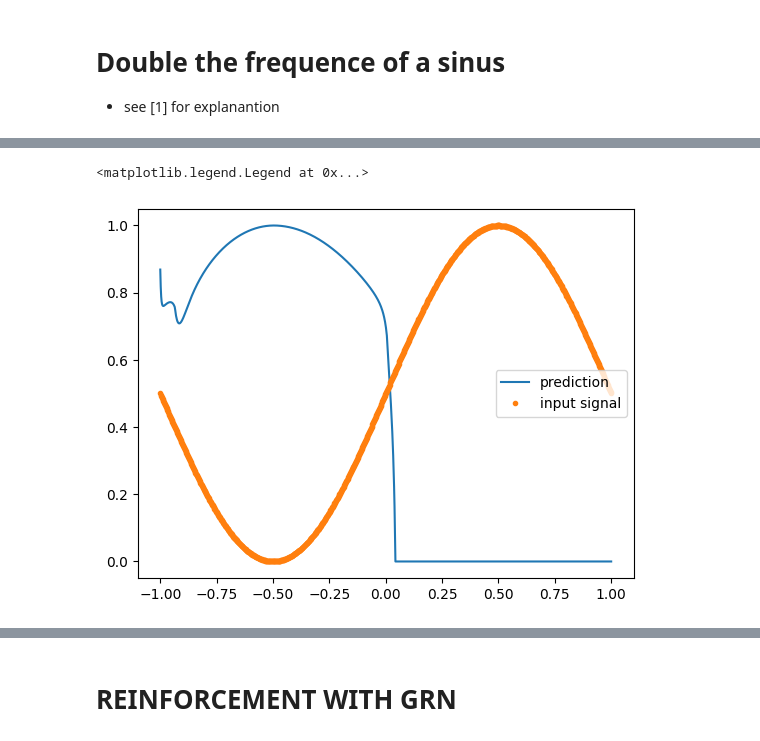
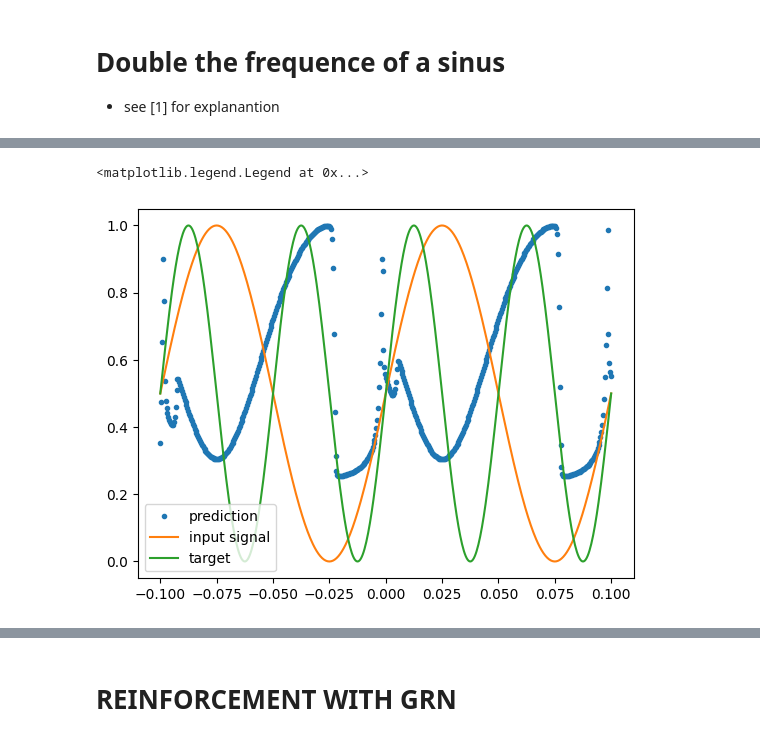
Before and after one commit to joaoMartinSaquet/pyGRN, a Jupyter notebook: examples.ipynb, the cells around one changed output, grey strips where cells are left out. Cells and saved outputs as stored; diff of their text form; code cells hidden in the pictures.

```diff
--- a/examples.ipynb
+++ b/examples.ipynb
@@ -177,7 +177,6 @@ belta =  1.9565924736274056
 - see [1] for explanantion
 # %%
 import numpy as np
-import numba
 from pygrn import grns, problems, evolution, config
 from pygrn.problems import double
 import argparse
@@ -189,7 +188,7 @@ from loguru import logger
 class DoubleFreq(problems.base.Problem):
 
 
-    def __init__(self, namestr="double_frequence", period = 2 ):
+    def __init__(self, namestr="double_frequence", period = 0.1 ):
 
         super().__init__(namestr)
         self.nin = 1
@@ -198,7 +197,7 @@ class DoubleFreq(problems.base.Problem):
 
         self.T = period
 
-        t = np.linspace(-5, 5, 1000)
+        t = np.linspace(-5, 5, 500)
         self.x_train = 0.5*np.sin(2*np.pi*t/self.T) + 0.5
         self.y_train = 0.5*np.sin(2*np.pi*t/(self.T/2)) + 0.5
 
@@ -215,18 +214,18 @@ class DoubleFreq(problems.base.Problem):
 
         return 1-fit
 
-period = 2
+period = 0.1
 grn = lambda : grns.ClassicGRN()
 
-problem = double.DoubleFrequency()
+# problem = double.DoubleFrequency()
+problem = DoubleFreq(period=period)
 
 grneat = evolution.Evolution(problem, grn, num_workers=30)
 
-beft_fit, best_ind = grneat.run(100)
+best_fit, best_ind = grneat.run(300)
 
 best_fit_history = grneat.best_fit_history
 logger.info("best fit: ", best_fit)
-# problem.eval(grneat.best_grn)
 
 plt.figure(figsize=(10, 5))
 plt.plot(best_fit_history)
@@ -253,25 +252,25 @@ KeyboardInterrupt:
 # %%
 # eval grn
-period = 2
-t = np.linspace(-1, 1, 1000)
+period = 0.1
+t = np.linspace(-0.1, 0.1, 500)
 input_sig = 0.5*np.sin(2*np.pi*t/period) + 0.5
-
+true_out = 0.5*np.sin(2*np.pi*t/(period/2)) + 0.5
 best_grn = best_ind.grn
 
 best_grn.setup()
 best_grn.warmup(25)
 y_eval = []
 for i in range(max(t.shape)):
     best_grn.set_input(input_sig[i])
     best_grn.step()
     y_eval.append(best_grn.get_output().item())
 
-
-plt.plot(t, y_eval, label="prediction")
-plt.plot(t, input_sig, '.', label="input signal")
-
+plt.Figure(figsize=(50, 50))
+plt.plot(t, y_eval, '.', label="prediction")
+plt.plot(t, input_sig, '-', label="input signal")
+plt.plot(t, true_out, '-', label="target")
 plt.legend()
 # %% [output]
 <matplotlib.legend.Legend at 0x...>
-[figure, old version]
+[figure, new version]
 # %%
```
Also changed, not shown: parts of 6 cells of this notebook, 2 other files.
